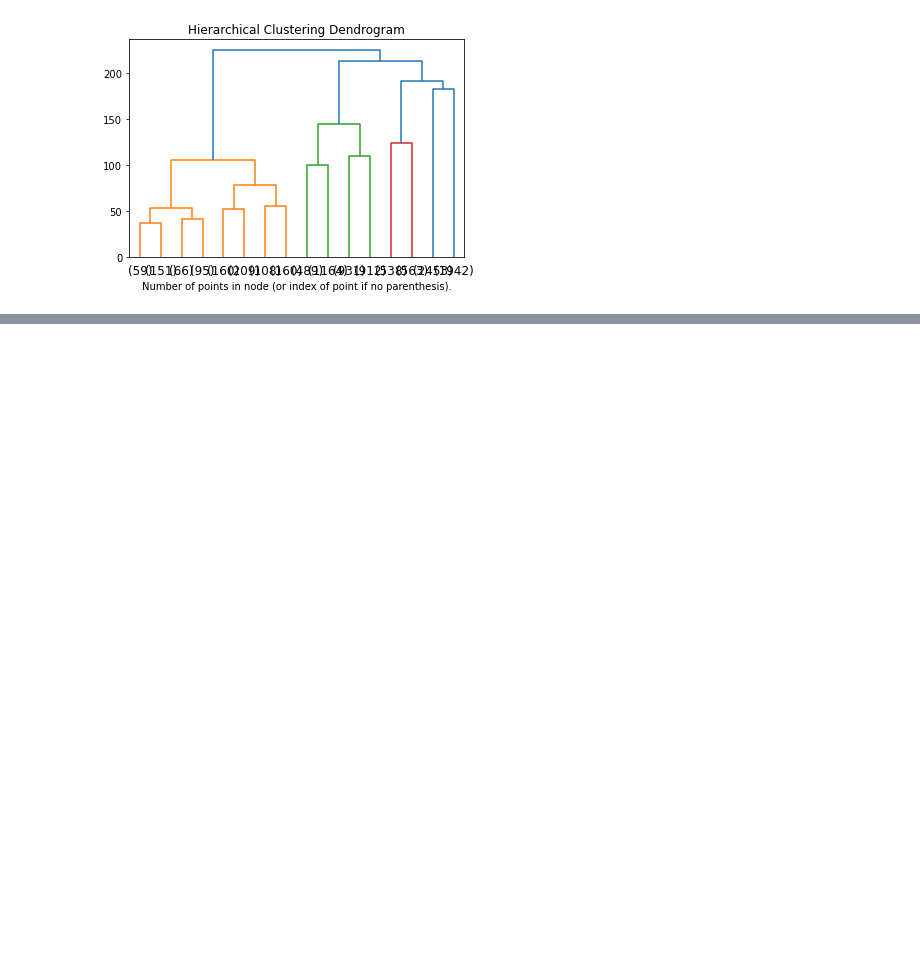
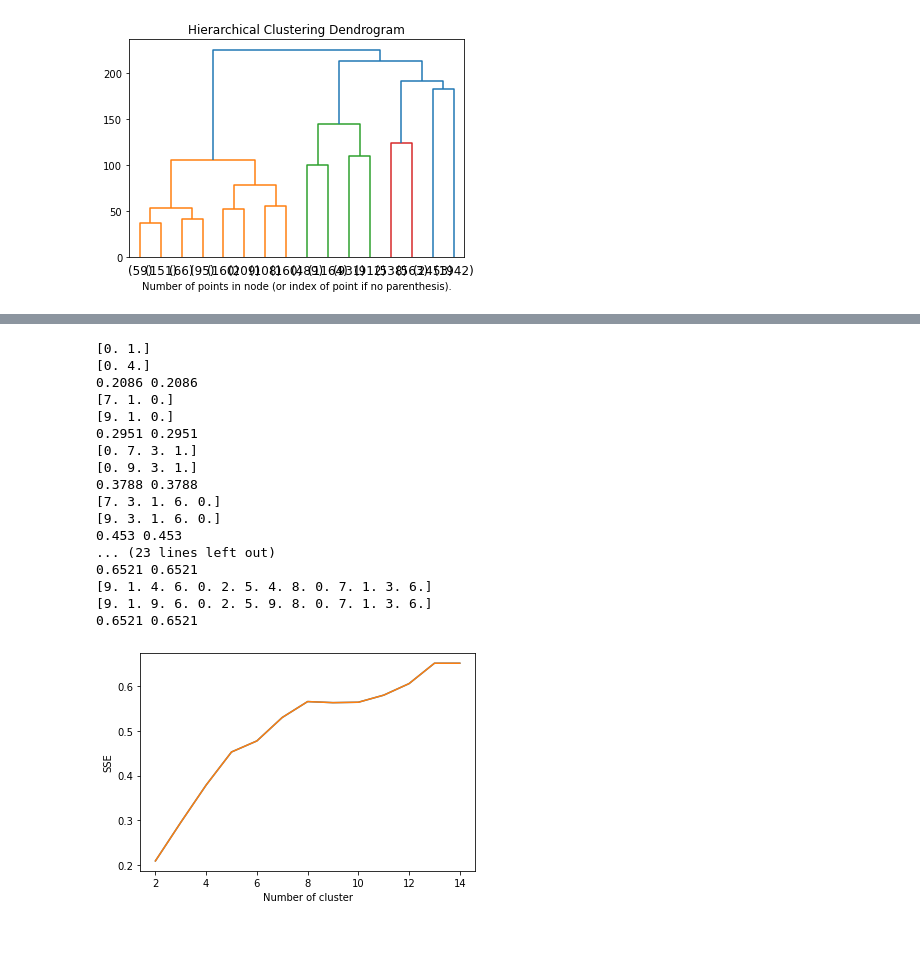
Before and after one commit to nordine-marie/signature-recognition-MCYT-100, a Jupyter notebook: MNIST/main.ipynb, the cells around one changed output, grey strips where cells are left out. Cells and saved outputs as stored; diff of their text form; code cells hidden in the pictures; blank space fills up the shorter version.

```diff
--- a/MNIST/main.ipynb
+++ b/MNIST/main.ipynb
@@ -174,0 +345,59 @@ fig.show()
+# %%
+sse = {}
+XT = x_test.reshape(len(x_test),-1)
+YT = y_test
+
+# normalize the data to 0 - 1
+
+XT = XT.astype(float) / 255.
+
+for k in range(2, 15):
+
+    kmeans = KMeans(n_clusters=k, max_iter=1000).fit(X[:10000])
+
+    #data["clusters"] = kmeans.labels_
+
+    #print(data["clusters"])
+    clusters = kmeans.cluster_centers_
+
+    guess_nearest = cluster_guesser_nearest(X[:10000], Y[:10000], clusters)
+    guess = cluster_guesser(X[:10000], Y[:10000], clusters)
+
+    print(guess)
+    print(guess_nearest)
+    acc1 = accuracy(XT,YT, clusters, guess)
+    acc2 = accuracy(XT,YT, clusters, guess)
+
+    print(acc1, acc2)
+    sse[k] = (acc1, acc2) # Inertia: Sum of distances of samples to their closest cluster center
+
+plt.figure()
+
+plt.plot(list(sse.keys()), list(sse.values()))
+
+plt.xlabel("Number of cluster")
+
+plt.ylabel("SSE")
+
+plt.show()
+# %% [output]
+[0. 1.]
+[0. 4.]
+0.2086 0.2086
+[7. 1. 0.]
+[9. 1. 0.]
+0.2951 0.2951
+[0. 7. 3. 1.]
+[0. 9. 3. 1.]
+0.3788 0.3788
+[7. 3. 1. 6. 0.]
+[9. 3. 1. 6. 0.]
+0.453 0.453
+... (23 lines left out)
+0.6521 0.6521
+[9. 1. 4. 6. 0. 2. 5. 4. 8. 0. 7. 1. 3. 6.]
+[9. 1. 9. 6. 0. 2. 5. 9. 8. 0. 7. 1. 3. 6.]
+0.6521 0.6521
+[figure, added]
+# %% [markdown]
+#
```
Also changed, not shown: parts of 14 cells of this notebook.
